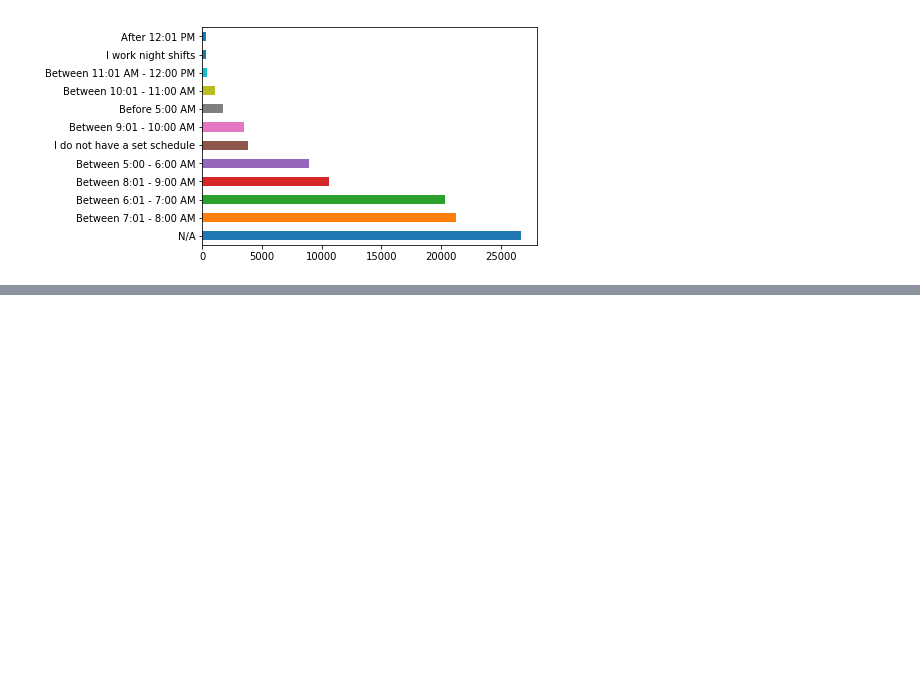
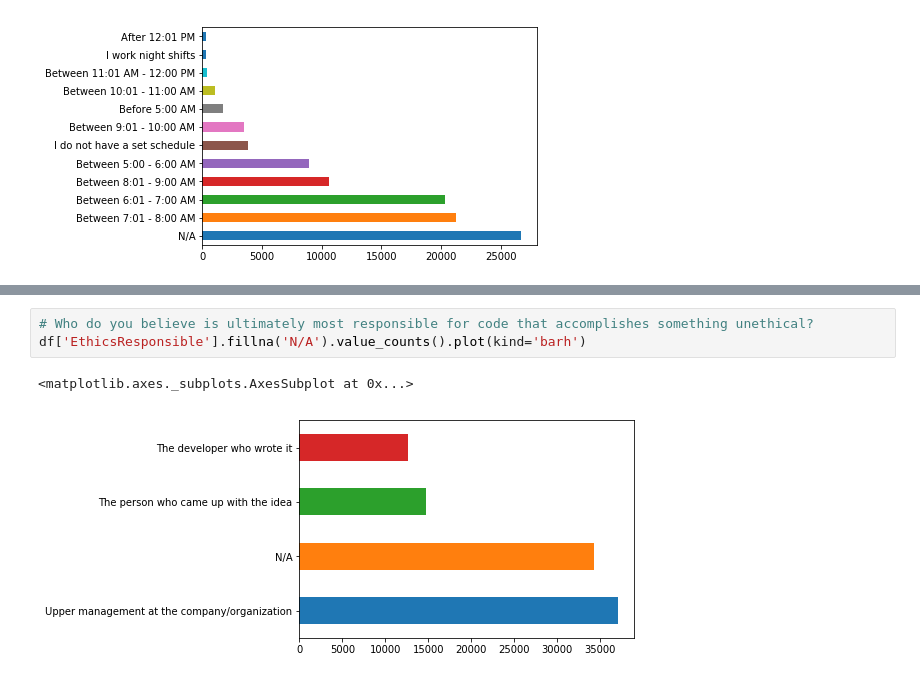
Before and after one commit to iliakplv/overflow, a Jupyter notebook: analysis.ipynb, the cells around one changed output, grey strips where cells are left out. Drawn from its saved outputs; the diff is of its cells as text; blank space fills up the shorter version.

```diff
--- a/analysis.ipynb
+++ b/analysis.ipynb
@@ -177,0 +192,6 @@ df['WakeTime'].fillna('N/A').value_counts().plot(kind='barh')
+# %%
+# Who do you believe is ultimately most responsible for code that accomplishes something unethical?
+df['EthicsResponsible'].fillna('N/A').value_counts().plot(kind='barh')
+# %% [output]
+<matplotlib.axes._subplots.AxesSubplot at 0x...>
+[figure, added]
```
Also changed, not shown: parts of 17 cells of this notebook.
